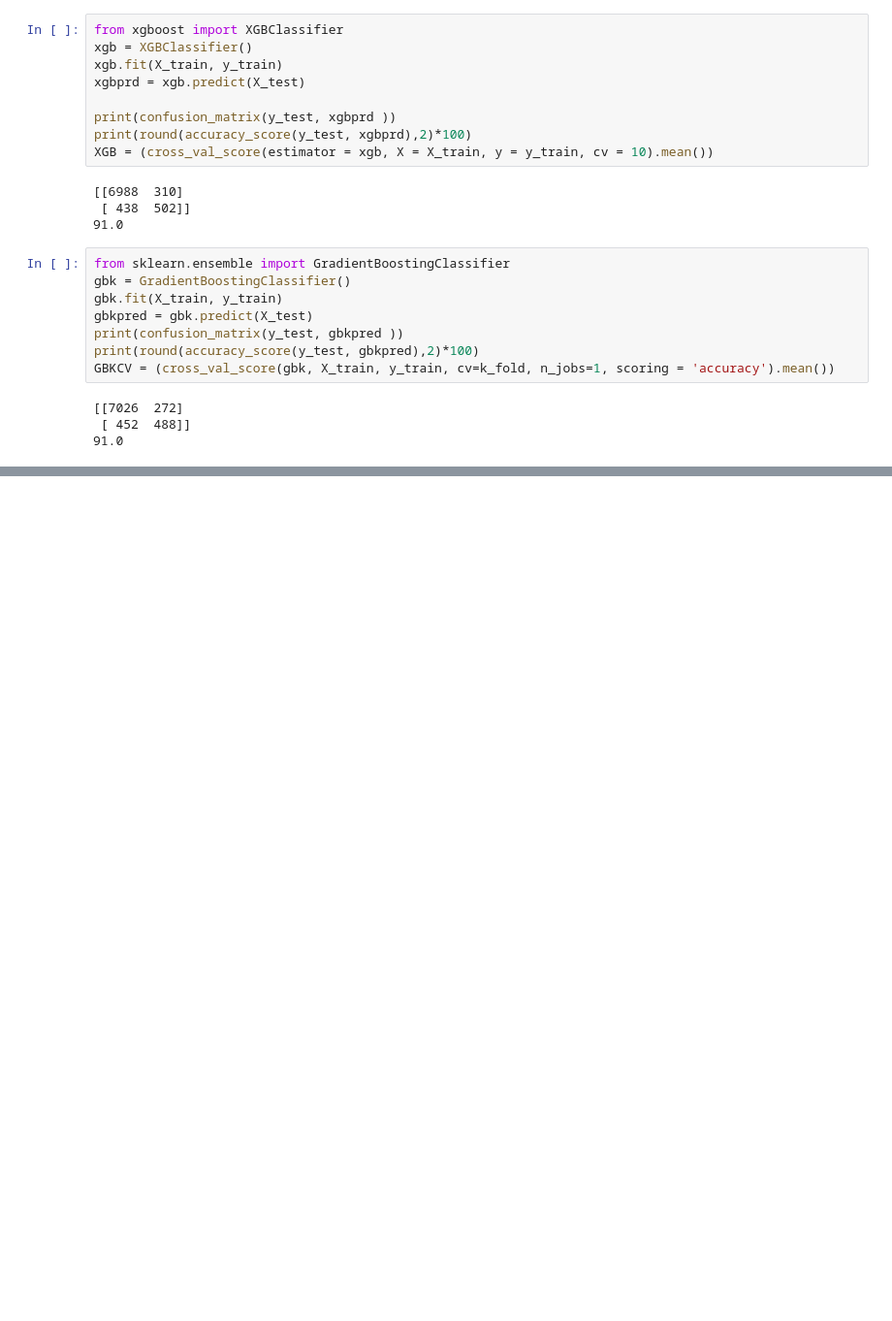
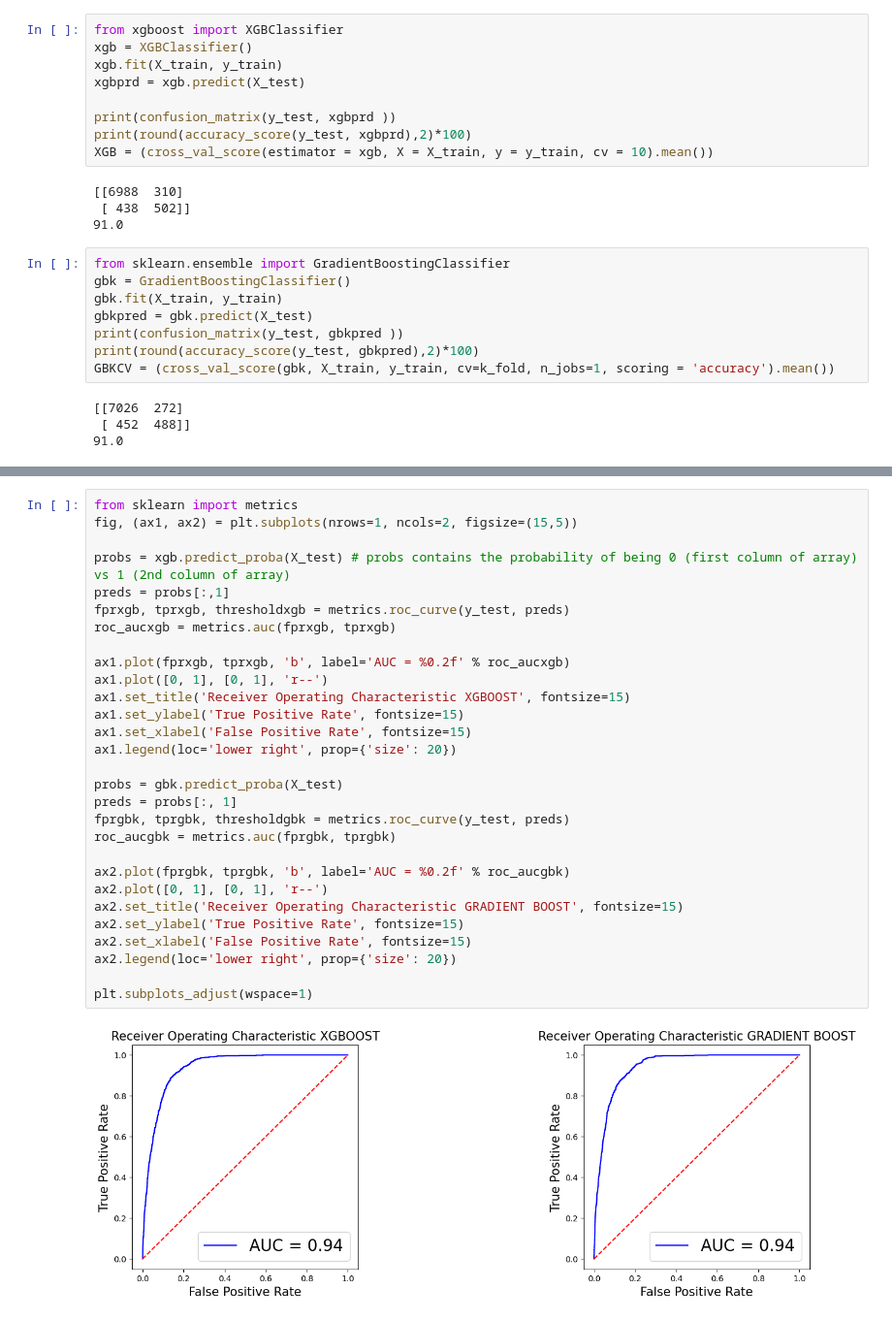
Before and after one commit to phamvanhoang9/machine_learning-studying, a Jupyter notebook: ml/banking_marketing.ipynb, the cells around one changed output, grey strips where cells are left out. Shown: that part at 97% size. Drawn from its saved outputs; the diff is of its cells as text; blank space fills up the shorter version.

```diff
--- a/ml/banking_marketing.ipynb
+++ b/ml/banking_marketing.ipynb
@@ -785,2 +785,33 @@ models.sort_values(by='Score', ascending=False)
 | 2 | Support Vector Machine | 0.855933 |
 | 5 | Gausian NB | 0.843945 |
+# %%
+from sklearn import metrics
+fig, (ax1, ax2) = plt.subplots(nrows=1, ncols=2, figsize=(15,5))
+
+probs = xgb.predict_proba(X_test) # probs contains the probability of being 0 (first column of array) vs 1 (2nd column of array)
+preds = probs[:,1]
+fprxgb, tprxgb, thresholdxgb = metrics.roc_curve(y_test, preds)
+roc_aucxgb = metrics.auc(fprxgb, tprxgb)
+
+ax1.plot(fprxgb, tprxgb, 'b', label='AUC = %0.2f' % roc_aucxgb)
+ax1.plot([0, 1], [0, 1], 'r--')
+ax1.set_title('Receiver Operating Characteristic XGBOOST', fontsize=15)
+ax1.set_ylabel('True Positive Rate', fontsize=15)
+ax1.set_xlabel('False Positive Rate', fontsize=15)
+ax1.legend(loc='lower right', prop={'size': 20})
+
+probs = gbk.predict_proba(X_test)
+preds = probs[:, 1]
+fprgbk, tprgbk, thresholdgbk = metrics.roc_curve(y_test, preds)
+roc_aucgbk = metrics.auc(fprgbk, tprgbk)
+
+ax2.plot(fprgbk, tprgbk, 'b', label='AUC = %0.2f' % roc_aucgbk)
+ax2.plot([0, 1], [0, 1], 'r--')
+ax2.set_title('Receiver Operating Characteristic GRADIENT BOOST', fontsize=15)
+ax2.set_ylabel('True Positive Rate', fontsize=15)
+ax2.set_xlabel('False Positive Rate', fontsize=15)
+ax2.legend(loc='lower right', prop={'size': 20})
+
+plt.subplots_adjust(wspace=1)
+# %% [output]
+[figure, added]
```
Also changed, not shown: parts of 8 cells of this notebook.
